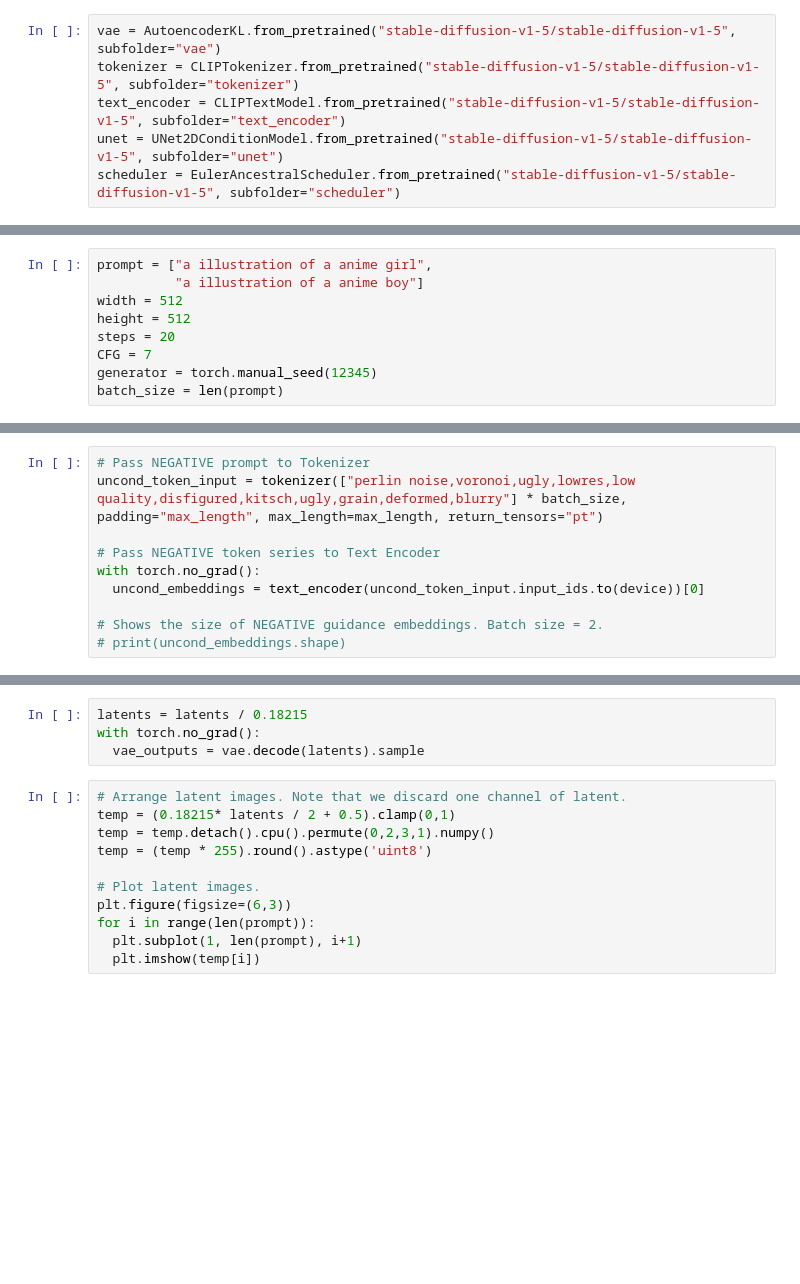
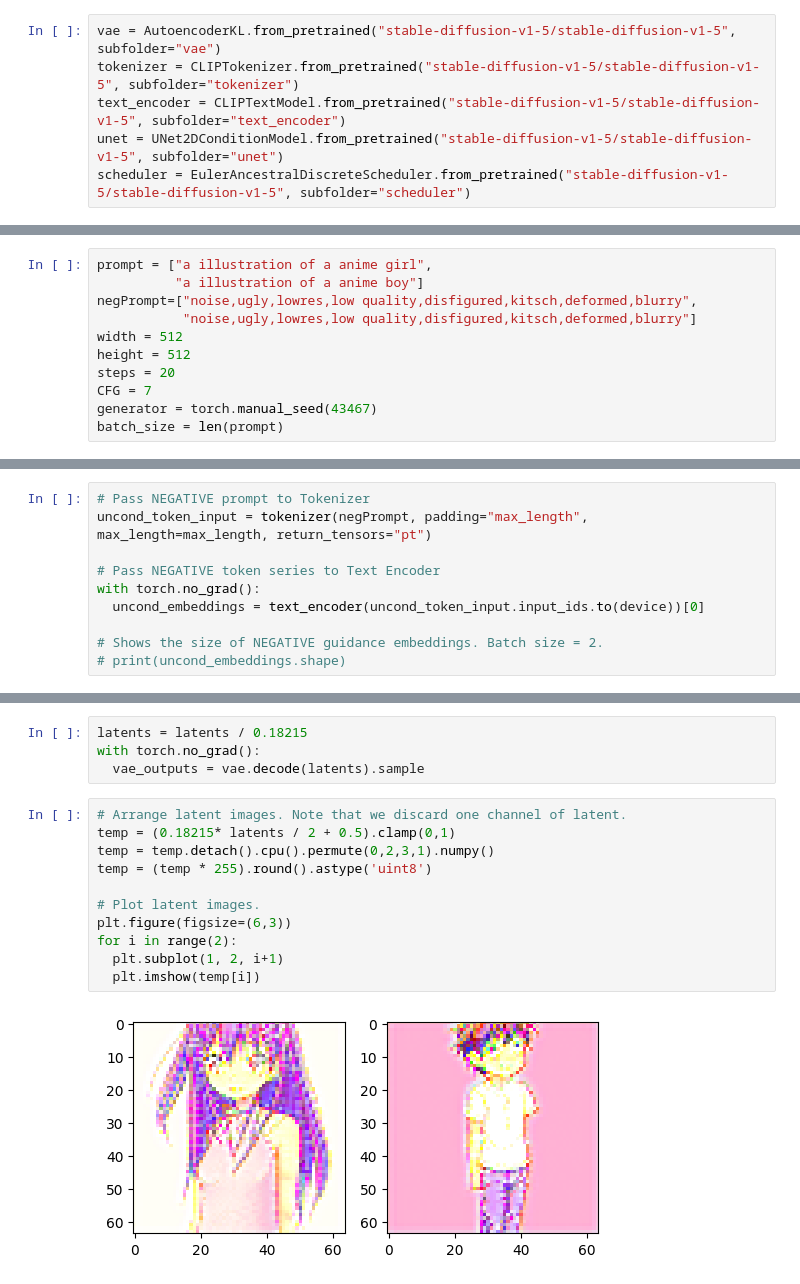
Before and after one commit to jomo0825/MrFuGenerativeAI, a Jupyter notebook: DiffusionModel/Stable_Diffusion_intro_C.ipynb, the cells around one changed output, grey strips where cells are left out. Saved outputs shown, nothing was run; the diff lists cells and outputs as text; blank space fills up the shorter version.

```diff
--- a/DiffusionModel/Stable_Diffusion_intro_C.ipynb
+++ b/DiffusionModel/Stable_Diffusion_intro_C.ipynb
@@ -13,7 +31,7 @@ vae = AutoencoderKL.from_pretrained("stable-diffusion-v1-5/stable-diffusion-v1-5
 tokenizer = CLIPTokenizer.from_pretrained("stable-diffusion-v1-5/stable-diffusion-v1-5", subfolder="tokenizer")
 text_encoder = CLIPTextModel.from_pretrained("stable-diffusion-v1-5/stable-diffusion-v1-5", subfolder="text_encoder")
 unet = UNet2DConditionModel.from_pretrained("stable-diffusion-v1-5/stable-diffusion-v1-5", subfolder="unet")
-scheduler = EulerAncestralScheduler.from_pretrained("stable-diffusion-v1-5/stable-diffusion-v1-5", subfolder="scheduler")
+scheduler = EulerAncestralDiscreteScheduler.from_pretrained("stable-diffusion-v1-5/stable-diffusion-v1-5", subfolder="scheduler")
 # %%
 device = 'cuda'
 # Move the most largest three modules to GPU.
@@ -23,11 +59,13 @@ unet.to(device)
 # %%
 prompt = ["a illustration of a anime girl",
           "a illustration of a anime boy"]
+negPrompt=["noise,ugly,lowres,low quality,disfigured,kitsch,deformed,blurry",
+           "noise,ugly,lowres,low quality,disfigured,kitsch,deformed,blurry"]
 width = 512
 height = 512
 steps = 20
 CFG = 7
-generator = torch.manual_seed(12345)
+generator = torch.manual_seed(43467)
 batch_size = len(prompt)
 # %%
 # Pass POSITIVE prompt to Tokenizer
@@ -45,6 +85,6 @@ print(tokenizer.model_max_length)
 # %%
 # Pass NEGATIVE prompt to Tokenizer
-uncond_token_input = tokenizer(["perlin noise,voronoi,ugly,lowres,low quality,disfigured,kitsch,ugly,grain,deformed,blurry"] * batch_size, padding="max_length", max_length=max_length, return_tensors="pt")
+uncond_token_input = tokenizer(negPrompt, padding="max_length", max_length=max_length, return_tensors="pt")
 
 # Pass NEGATIVE token series to Text Encoder
 with torch.no_grad():
@@ -91,14 +128,16 @@ with torch.no_grad():
 # %%
 # Arrange latent images. Note that we discard one channel of latent.
 temp = (0.18215* latents / 2 + 0.5).clamp(0,1)
 temp = temp.detach().cpu().permute(0,2,3,1).numpy()
 temp = (temp * 255).round().astype('uint8')
 
 # Plot latent images.
 plt.figure(figsize=(6,3))
-for i in range(len(prompt)):
-  plt.subplot(1, len(prompt), i+1)
+for i in range(2):
+  plt.subplot(1, 2, i+1)
   plt.imshow(temp[i])
+# %% [output]
+[figure, added]
 # %%
 # Arrange for final decoded images.
 images = (vae_outputs / 2 + 0.5).clamp(0,1)
```
Also changed, not shown: parts of 6 cells of this notebook.
